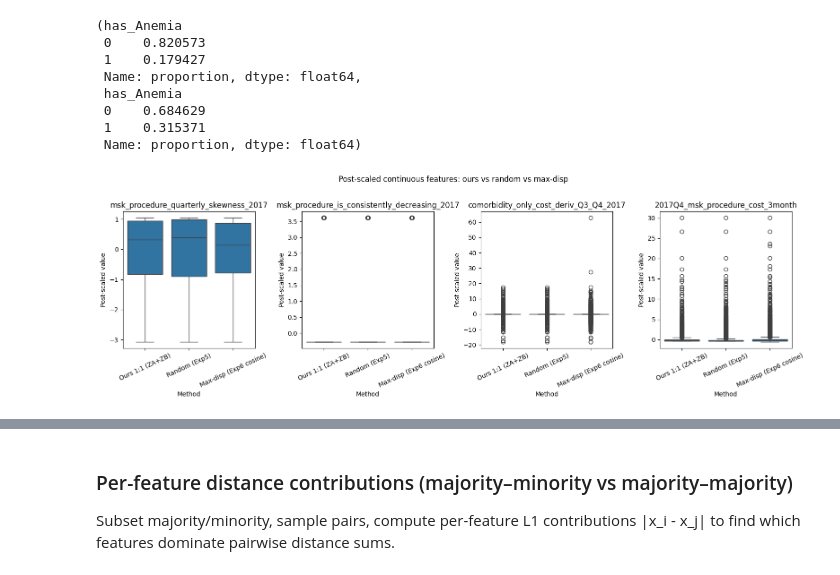
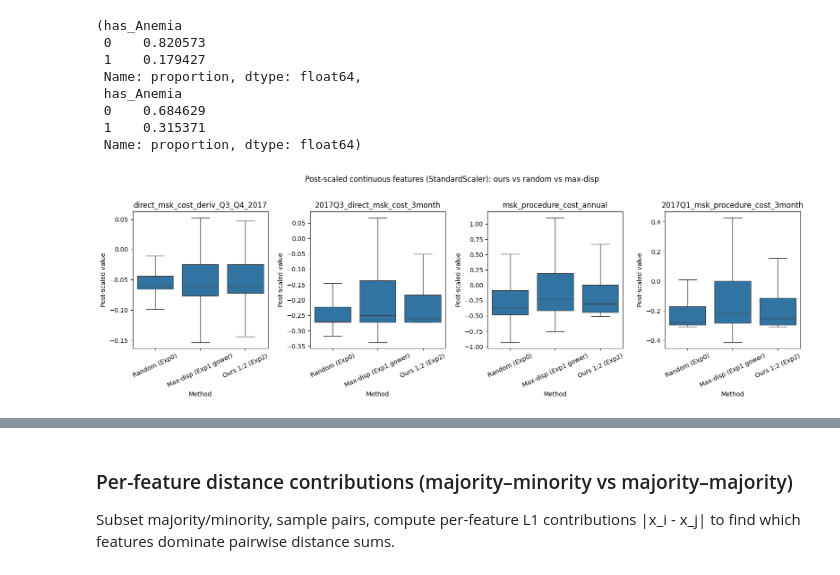
Before and after one commit to cat2510/optimization_guided_curation_ICML, a Jupyter notebook: msk_analysis/scripts/sparsity_histogram.ipynb, the cells around one changed output, grey strips where cells are left out. Cells and saved outputs as stored; diff of their text form; code cells hidden in the pictures.

Commit message:
fixed gower distance float to float32 and tolerance issues. added scripts to run the hybrid random+curated models; to compare the models on feature distributions and other diagnostic runs.

```diff
--- a/msk_analysis/scripts/sparsity_histogram.ipynb
+++ b/msk_analysis/scripts/sparsity_histogram.ipynb
@@ -158,3 +158,10 @@ top_2_pct_cost_2018
 1      3396
 Name: count, dtype: int64
 Target column: top_2_pct_cost_2018
+# %%
+comorb_cols = [c for c in feature_cols if "comorb" in c.lower()]
+for c in comorb_cols:
+    # count how many are 0 vs non-zero for continuous
+    count_zero = train_pd[c].value_counts()[0]
+    count_non_zero = len([i for i in train_pd[c] if i != 0])
+    print(c,count_zero,count_non_zero)
@@ -333,15 +355,20 @@ majority_df["has_Anemia"].value_counts(normalize=True).head(10),minority_df["has
 # Post-scaled continuous feature boxplots: compare undersampled sets (ours vs rand vs max_disp)
 import matplotlib.pyplot as plt
 import seaborn as sns
+from sklearn.preprocessing import QuantileTransformer
+from sklearn.pipeline import Pipeline
+from sklearn.impute import SimpleImputer
+from sklearn.compose import ColumnTransformer
+from sklearn.preprocessing import OneHotEncoder, FunctionTransformer
 
 # Load undersampled sets (or use already loaded ours_pd, rand_pd, max_disp)
-ours_pd = pd.read_csv("/Users/cat2510/my_projects/msk_analysis/exp6_distance_ablation/results/ours_1to1_s0.csv")
-rand_pd = pd.read_csv("/Users/cat2510/my_projects/msk_analysis/exp6_distance_ablation/results/exp5_s0.csv")
-max_disp = pd.read_csv("/Users/cat2510/my_projects/msk_analysis/exp6_distance_ablation/results/exp6_cosine_s0.csv")
-
+ours_pd = pd.read_csv("/Users/cat2510/scratch/exp_0_to_4_gower/results/exp2_stageB_s1_train.csv")
+rand_pd = pd.read_csv("/Users/cat2510/scratch/exp_0_to_4_gower/results/exp0_rnd_random_s1_train.csv")
+max_disp = pd.read_csv("/Users/cat2510/scratch/exp_0_to_4_gower/results/exp1_stageA_s1_train.csv")
+feature_cols = [c for c in ours_pd.columns if c not in exclude_cols]
 # Continuous columns for plotting
 import random
-cand = [c for c in TRUE_NUM_COLUMNS if c not in exclude_cols and c in feature_cols]
+cand = [c for c in TRUE_NUM_COLUMNS if c not in exclude_cols and c not in comorb_cols]
 k = min(4, len(cand))
 sel = random.sample(cand, k) if k else cand
 
@@ -369,39 +396,93 @@ sel_in_num = [c for c in sel if c in col_to_idx]
 
 # Transform each undersampled set and collect post-scaled values
 sets = [
-    ("Ours 1:1 (ZA+ZB)", ours_pd),
-    ("Random (Exp5)", rand_pd),
-    ("Max-disp (Exp6 cosine)", max_disp),
+    ("Random (Exp0)", rand_pd),
+    ("Max-disp (Exp1 gower)", max_disp),
+    ("Ours 1:2 (Exp2)", ours_pd),
 ]
 plot_rows = []
 for method, df in sets:
     cols_avail = [c for c in feature_cols if c in df.columns]
     if len(cols_avail) < len(feature_cols):
         df = df.reindex(columns=feature_cols).fillna(0)
     X_t = preprocessor.transform(df[feature_cols])
     for col in sel_in_num:
         idx = col_to_idx[col]
         vals = X_t[:, idx].astype(float)
         vals = vals[~np.isnan(vals) & ~np.isinf(vals)]
         lab = col[:40] + ("..." if len(col) > 40 else "")
         for v in vals:
             plot_rows.append({"Method": method, "Feature": lab, "ScaledValue": v})
 
 plot_df = pd.DataFrame(plot_rows)
 
 # Boxplots: one subplot per feature
 n_feat = len(sel_in_num)
 fig, axes = plt.subplots(1, n_feat, figsize=(4 * n_feat, 5), squeeze=False)
 for i, col in enumerate(sel_in_num):
     ax = axes[0, i]
     lab = col[:40] + ("..." if len(col) > 40 else "")
     sub = plot_df[plot_df["Feature"] == lab]
     sns.boxplot(data=sub, x="Method", y="ScaledValue", ax=ax, showfliers=False)
     ax.set_title(col[:45] + ("..." if len(col) > 45 else ""))
     ax.set_ylabel("Post-scaled value")
     ax.tick_params(axis="x", rotation=25)
-plt.suptitle("Post-scaled continuous features: ours vs random vs max-disp", fontsize=12, y=1.02)
+plt.suptitle("Post-scaled continuous features (StandardScaler): ours vs random vs max-disp", fontsize=12, y=1.02)
 plt.tight_layout()
 plt.show()
+
+# Same box plots but with QuantileTransformer instead of StandardScaler
+cat_cols_ct = [c for c in CAT_COLUMNS if c in feature_cols and c in fit_ref.columns]
+num_cols_ct = [c for c in TRUE_NUM_COLUMNS if c in feature_cols and c in fit_ref.columns]
+bin_cols_ct = [c for c in BIN_FLAG_COLUMNS if c in feature_cols and c in fit_ref.columns]
+transformers_qt = []
+if cat_cols_ct:
+    transformers_qt.append(("cat", OneHotEncoder(drop="first", sparse_output=False, handle_unknown="ignore"), cat_cols_ct))
+if num_cols_ct:
+    transformers_qt.append(("num", Pipeline([
+        ("impute", SimpleImputer(strategy="median")),
+        ("qt", QuantileTransformer(output_distribution="normal", n_quantiles=min(1000, len(fit_ref)), random_state=123)),
+    ]), num_cols_ct))
+if bin_cols_ct:
+    transformers_qt.append(("binary", FunctionTransformer(), bin_cols_ct))
+preprocessor_qt = ColumnTransformer(transformers_qt, remainder="passthrough")
+preprocessor_qt.fit(fit_ref[feature_cols])
+X_qt = preprocessor_qt.transform(fit_ref[feature_cols])
+num_start_qt = 0
+if cat_cols_ct and "cat" in preprocessor_qt.named_transformers_:
+    cat_out = preprocessor_qt.named_transformers_["cat"].transform(fit_ref[cat_cols_ct])
+    num_start_qt = cat_out.shape[1]
+col_to_idx_qt = {c: num_start_qt + i for i, c in enumerate(num_cols_ct)}
+sel_in_num_qt = [c for c in sel if c in col_to_idx_qt]
+plot_rows_qt = []
+for method, df in sets:
+    cols_avail = [c for c in feature_cols if c in df.columns]
+    df_use = df.reindex(columns=feature_cols).fillna(0) if len(cols_avail) < len(feature_cols) else df
+    X_t_qt = preprocessor_qt.transform(df_use[feature_cols])
+    for col in sel_in_num_qt:
+        if col not in col_to_idx_qt:
+            continue
+        idx = col_to_idx_qt[col]
+        vals = X_t_qt[:, idx].astype(float)
+        vals = vals[~np.isnan(vals) & ~np.isinf(vals)]
+        lab = col[:40] + ("..." if len(col) > 40 else "")
+        for v in vals:
+            plot_rows_qt.append({"Method": method, "Feature": lab, "ScaledValue": v})
+plot_df_qt = pd.DataFrame(plot_rows_qt)
+n_feat_qt = len(sel_in_num_qt)
+if n_feat_qt > 0:
+    fig2, axes2 = plt.subplots(1, n_feat_qt, figsize=(4 * n_feat_qt, 5), squeeze=False)
+    for i, col in enumerate(sel_in_num_qt):
+        ax = axes2[0, i]
+        lab = col[:40] + ("..." if len(col) > 40 else "")
+        sub = plot_df_qt[plot_df_qt["Feature"] == lab]
+        if len(sub) > 0:
+            sns.boxplot(data=sub, x="Method", y="ScaledValue", ax=ax, showfliers=False)
+        ax.set_title(col[:45] + ("..." if len(col) > 45 else ""))
+        ax.set_ylabel("Post-scaled value (QuantileTransformer)")
+        ax.tick_params(axis="x", rotation=25)
+    plt.suptitle("Post-scaled continuous features (QuantileTransformer): ours vs random vs max-disp", fontsize=12, y=1.02)
+    plt.tight_layout()
+    plt.show()
 # %% [output]
-[figure, old version]
+[figure, new version]
```
Also changed, not shown: parts of 5 cells of this notebook, 56 other files.
